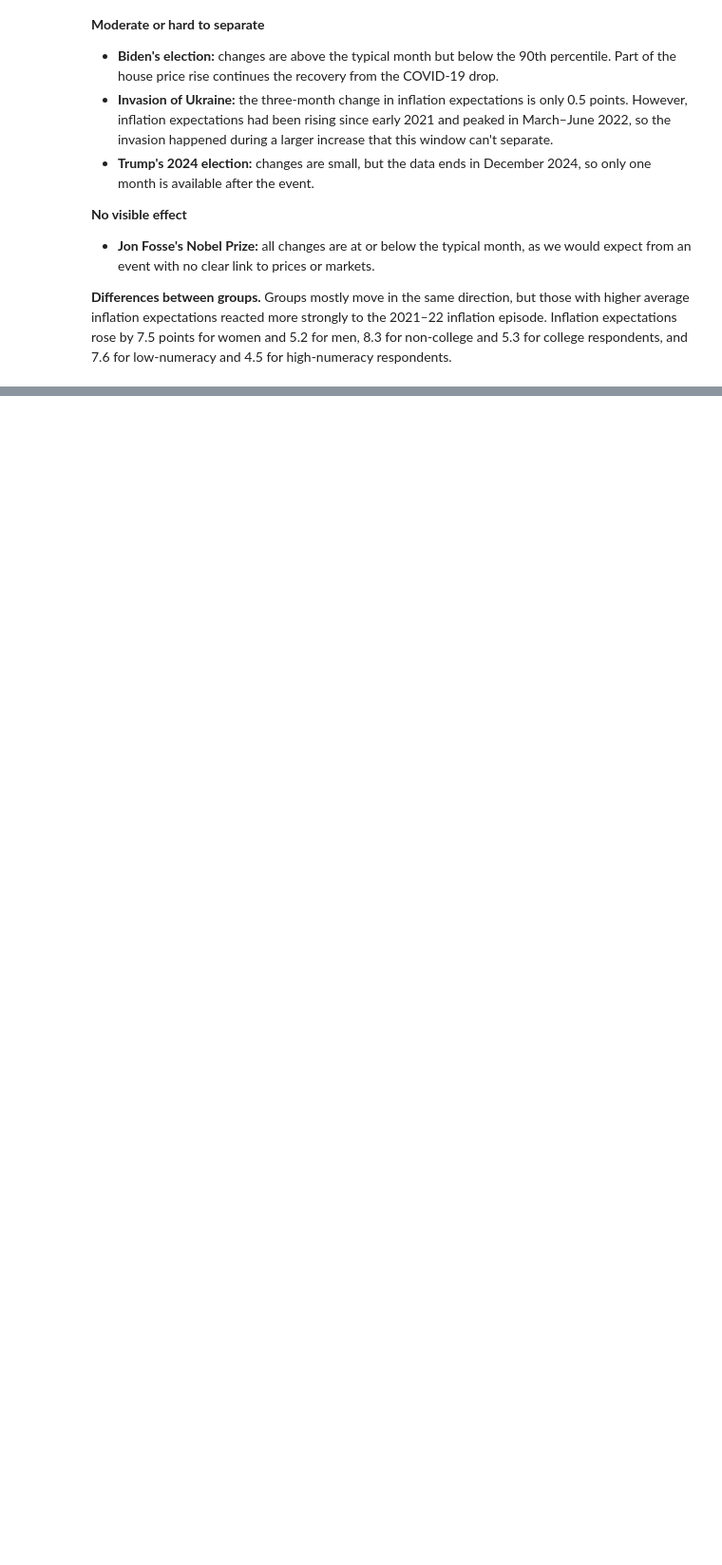
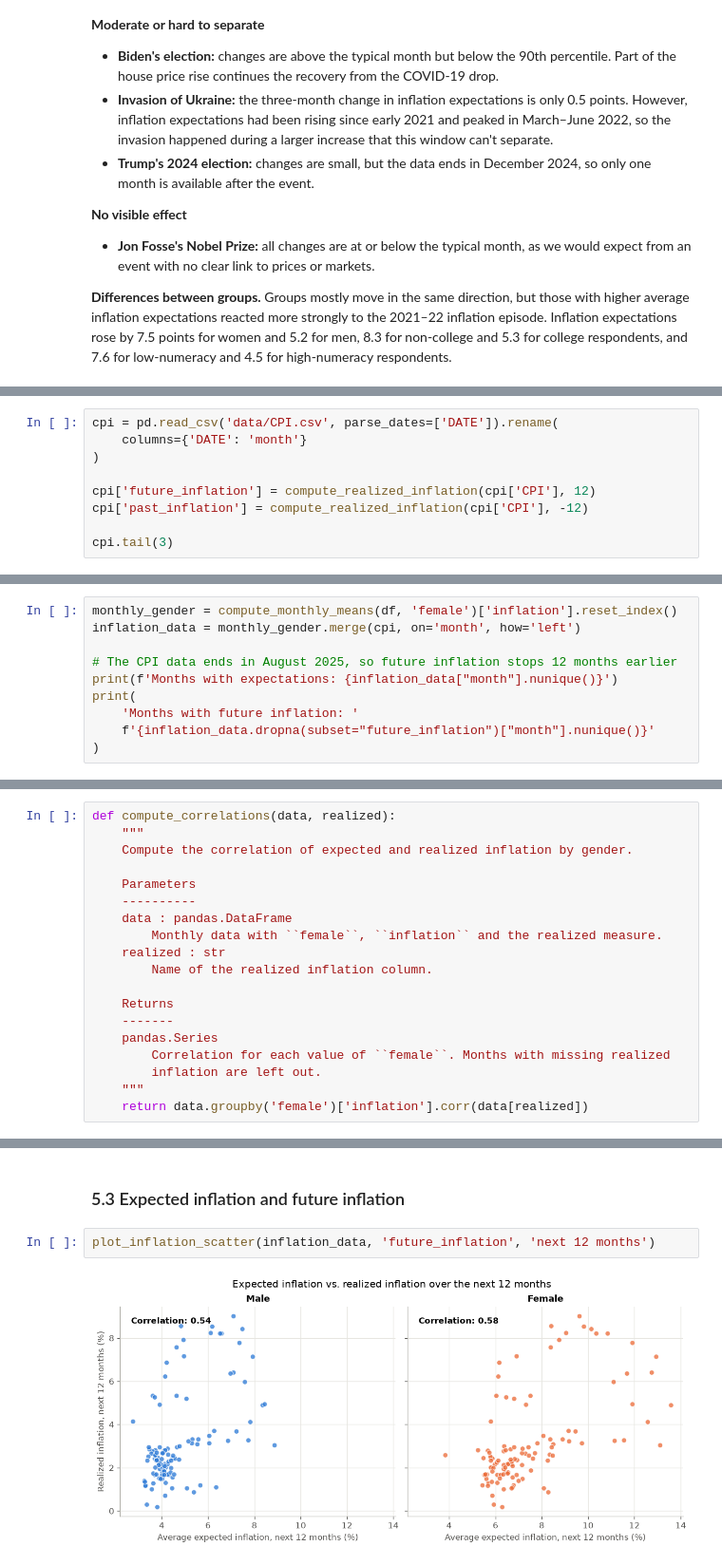
Before and after one commit to Partho-N/TECH2-H26-ai-week, a Jupyter notebook: term_paper.ipynb, the cells around one changed output, grey strips where cells are left out. Shown at 95% size. Cells and saved outputs as stored; diff of their text form; blank space fills up the shorter version.

Commit message:
Add Part 5: correlate expectations with realized inflation
Co-Authored-By: Claude Opus 5.5 <noreply@anthropic.com>

```diff
--- a/term_paper.ipynb
+++ b/term_paper.ipynb
@@ -670,0 +704,9 @@ These comparisons show timing, not cause. Other things happened in the same mont
+# %%
+cpi = pd.read_csv('data/CPI.csv', parse_dates=['DATE']).rename(
+    columns={'DATE': 'month'}
+)
+
+cpi['future_inflation'] = compute_realized_inflation(cpi['CPI'], 12)
+cpi['past_inflation'] = compute_realized_inflation(cpi['CPI'], -12)
+
+cpi.tail(3)
@@ -670,0 +722,10 @@ These comparisons show timing, not cause. Other things happened in the same mont
+# %%
+monthly_gender = compute_monthly_means(df, 'female')['inflation'].reset_index()
+inflation_data = monthly_gender.merge(cpi, on='month', how='left')
+
+# The CPI data ends in August 2025, so future inflation stops 12 months earlier
+print(f'Months with expectations: {inflation_data["month"].nunique()}')
+print(
+    'Months with future inflation: '
+    f'{inflation_data.dropna(subset="future_inflation")["month"].nunique()}'
+)
@@ -670,0 +735,19 @@ These comparisons show timing, not cause. Other things happened in the same mont
+# %%
+def compute_correlations(data, realized):
+    """
+    Compute the correlation of expected and realized inflation by gender.
+
+    Parameters
+    ----------
+    data : pandas.DataFrame
+        Monthly data with ``female``, ``inflation`` and the realized measure.
+    realized : str
+        Name of the realized inflation column.
+
+    Returns
+    -------
+    pandas.Series
+        Correlation for each value of ``female``. Months with missing realized
+        inflation are left out.
+    """
+    return data.groupby('female')['inflation'].corr(data[realized])
@@ -670,0 +804,6 @@ These comparisons show timing, not cause. Other things happened in the same mont
+# %% [markdown]
+### 5.3 Expected inflation and future inflation
+# %%
+plot_inflation_scatter(inflation_data, 'future_inflation', 'next 12 months')
+# %% [output]
+[figure, added]
```
Also changed, not shown: parts of 13 cells of this notebook.
